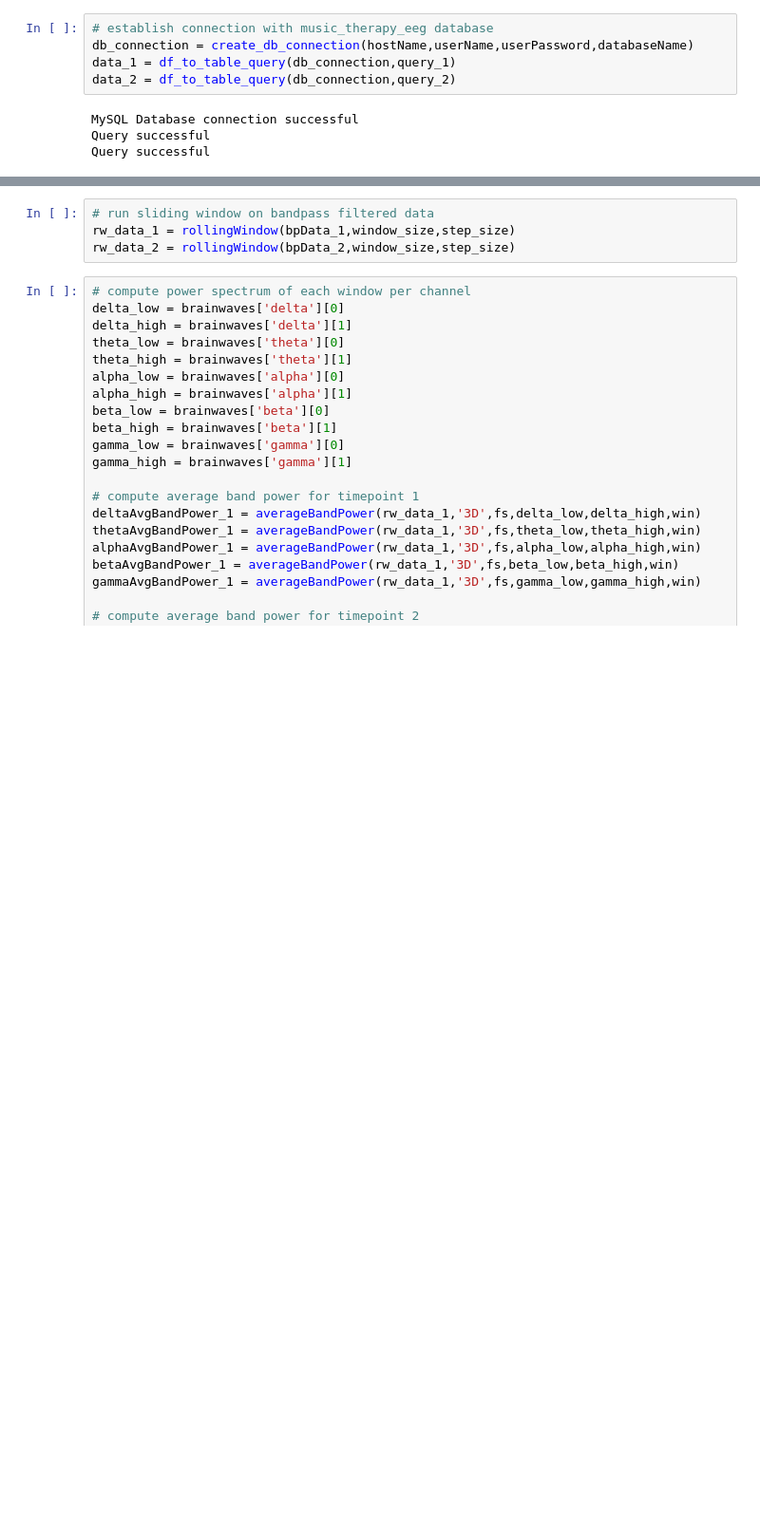
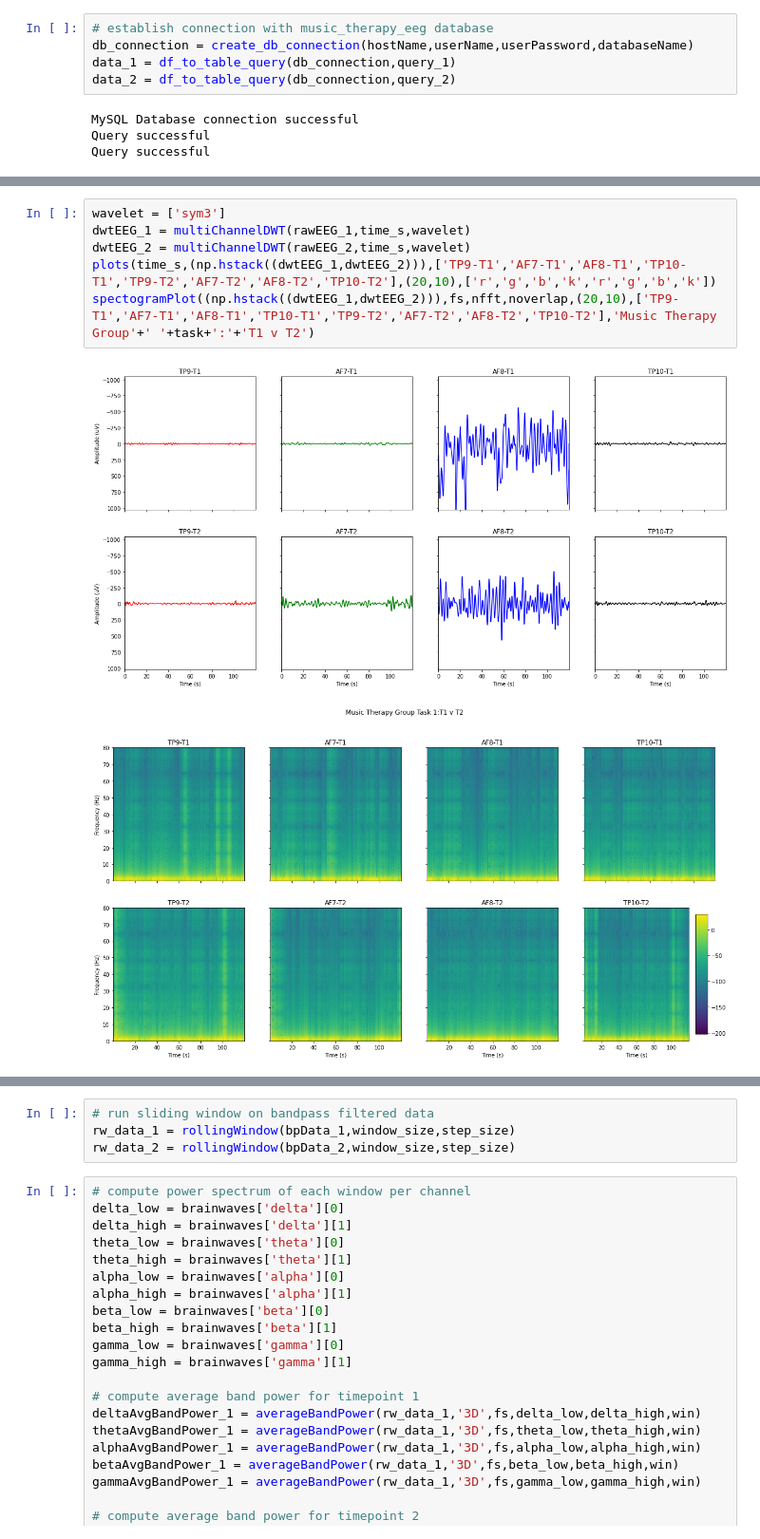
Before and after one commit to iggy96/eegMusicTherapy, a Jupyter notebook: singleRunAnalysis.ipynb, the cells around one changed output, grey strips where cells are left out. Shown at 95% size. Drawn from its saved outputs; the diff is of its cells as text; blank space fills up the shorter version.

```diff
--- a/singleRunAnalysis.ipynb
+++ b/singleRunAnalysis.ipynb
@@ -61,0 +35,9 @@ spectogramPlot(bpData_2,fs,nfft,noverlap,figSize,plotTitles,'Music Therapy Group
+# %%
+wavelet = ['sym3']
+dwtEEG_1 = multiChannelDWT(rawEEG_1,time_s,wavelet)
+dwtEEG_2 = multiChannelDWT(rawEEG_2,time_s,wavelet)
+plots(time_s,(np.hstack((dwtEEG_1,dwtEEG_2))),['TP9-T1','AF7-T1','AF8-T1','TP10-T1','TP9-T2','AF7-T2','AF8-T2','TP10-T2'],(20,10),['r','g','b','k','r','g','b','k'])
+spectogramPlot((np.hstack((dwtEEG_1,dwtEEG_2))),fs,nfft,noverlap,(20,10),['TP9-T1','AF7-T1','AF8-T1','TP10-T1','TP9-T2','AF7-T2','AF8-T2','TP10-T2'],'Music Therapy Group'+' '+task+':'+'T1 v T2')
+# %% [output]
+[figure, added]
+[figure, added]
```
Also changed, not shown: parts of 8 cells of this notebook.
